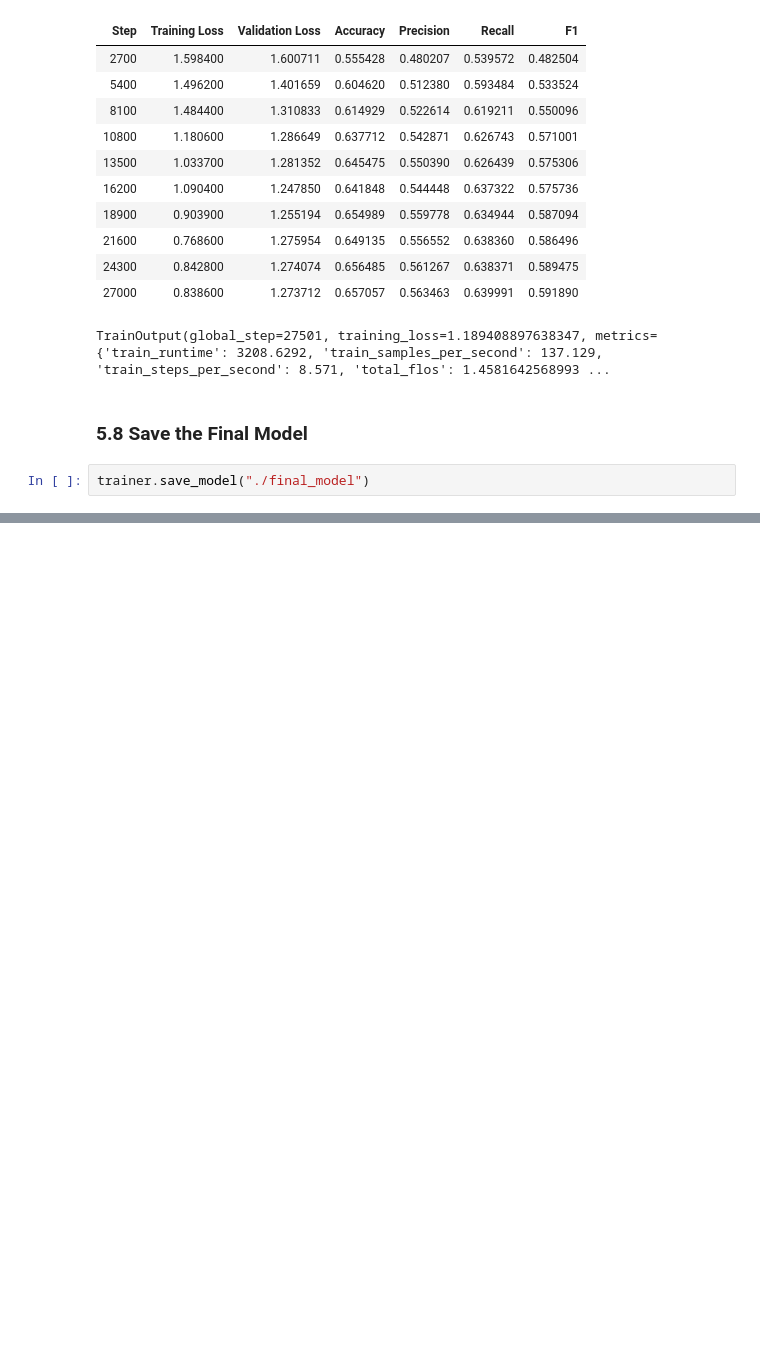
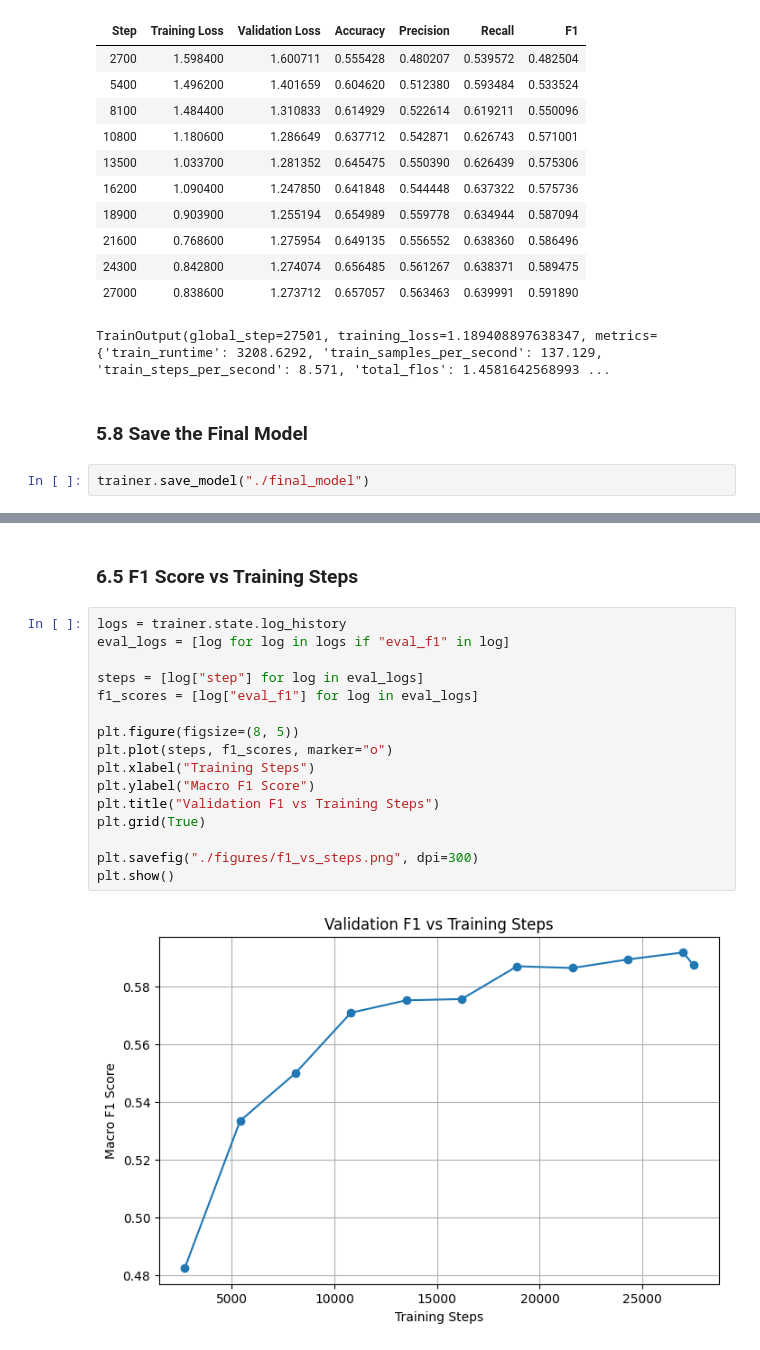
Before and after one commit to zubair-ui/News-Cateory-Classification-using-Transformers, a Jupyter notebook: news-category-classification.ipynb, the cells around one changed output, grey strips where cells are left out. Cells and saved outputs as stored; diff of their text form; blank space fills up the shorter version.

```diff
--- a/news-category-classification.ipynb
+++ b/news-category-classification.ipynb
@@ -425,0 +514,20 @@ trainer.save_model("./final_model")
+# %% [markdown]
+### 6.5 F1 Score vs Training Steps
+# %%
+logs = trainer.state.log_history
+eval_logs = [log for log in logs if "eval_f1" in log]
+
+steps = [log["step"] for log in eval_logs]
+f1_scores = [log["eval_f1"] for log in eval_logs]
+
+plt.figure(figsize=(8, 5))
+plt.plot(steps, f1_scores, marker="o")
+plt.xlabel("Training Steps")
+plt.ylabel("Macro F1 Score")
+plt.title("Validation F1 vs Training Steps")
+plt.grid(True)
+
+plt.savefig("./figures/f1_vs_steps.png", dpi=300)
+plt.show()
+# %% [output]
+[figure, added]
```
Also changed, not shown: parts of 11 cells of this notebook.
